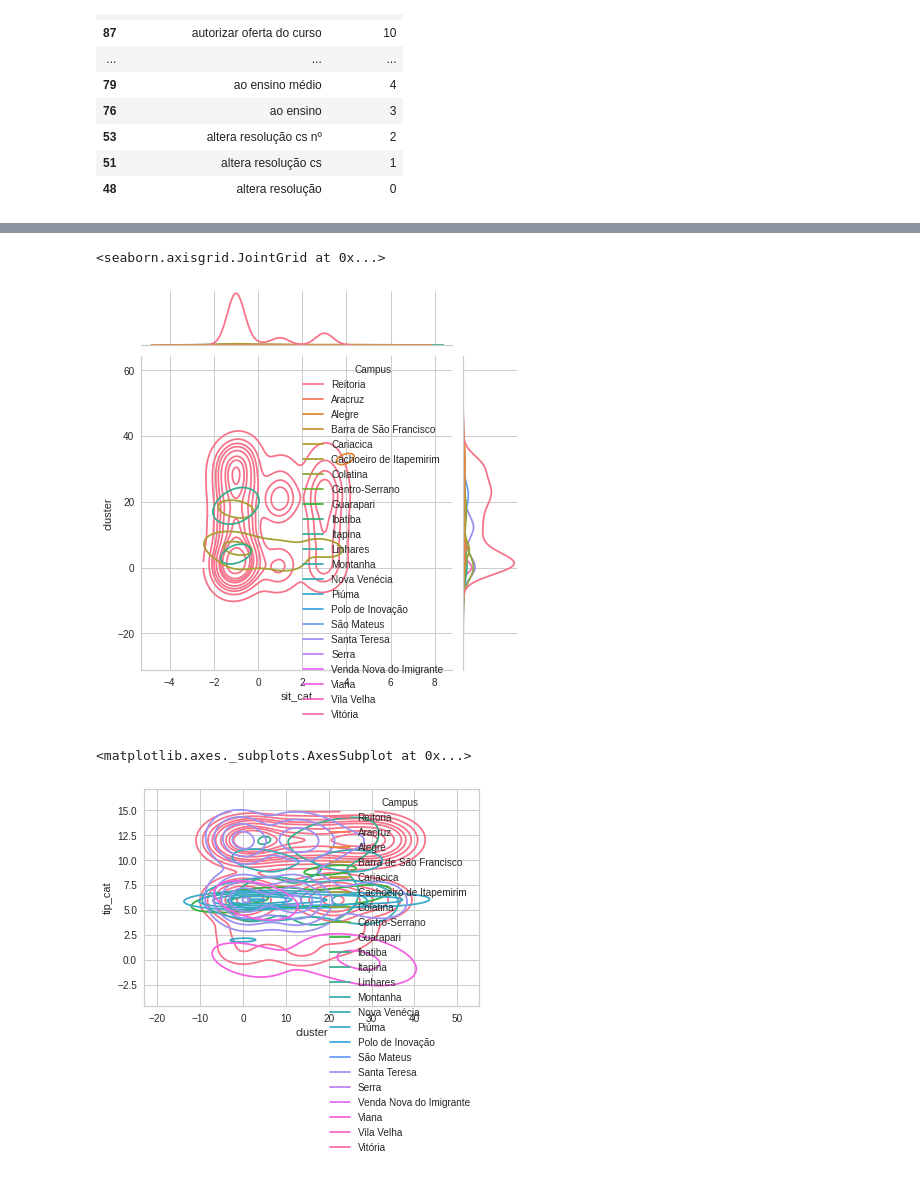
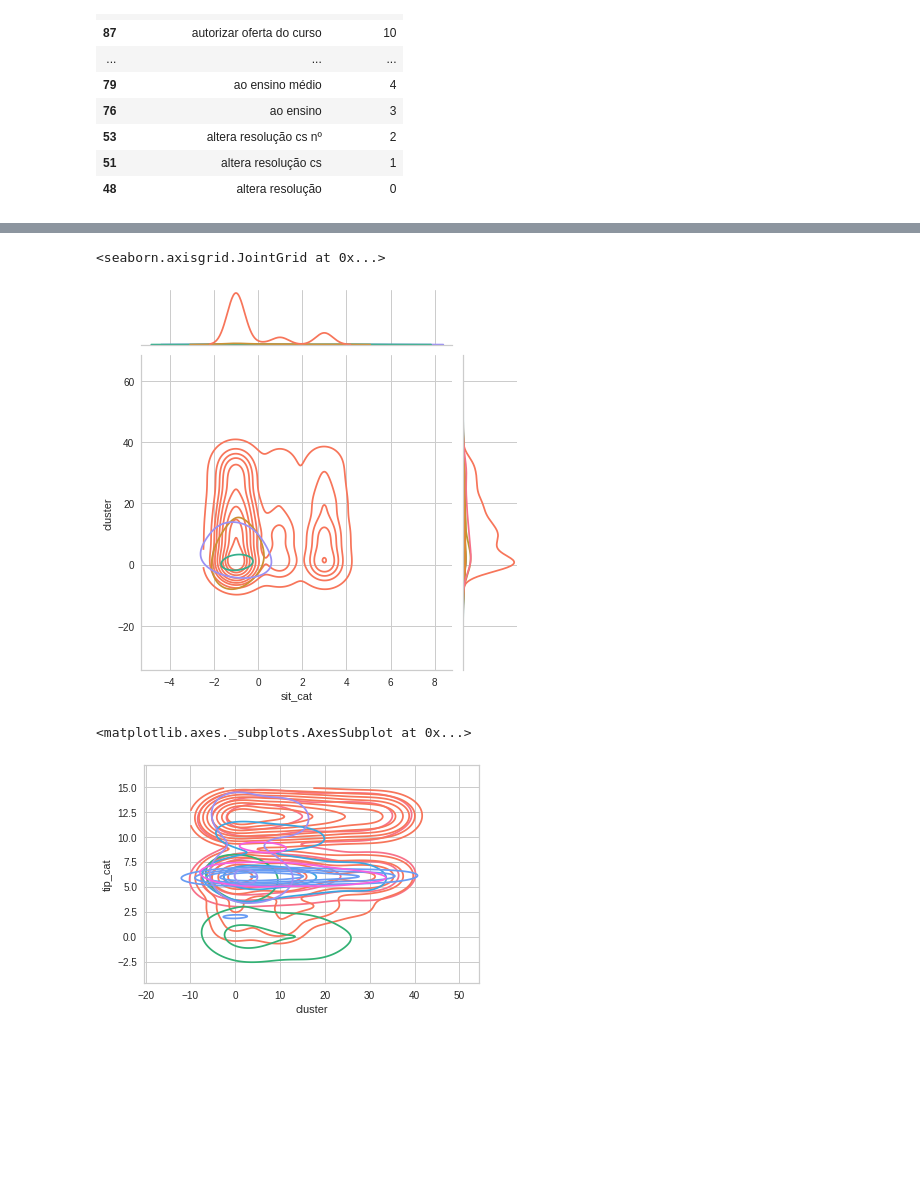
Before and after one commit to wesleyz/atos-agrupamento, a Jupyter notebook: unifica_atos_v03.ipynb, the cells around one changed output, grey strips where cells are left out. Saved outputs shown, nothing was run; the diff lists cells and outputs as text; code cells hidden in the pictures; blank space fills up the shorter version.

```diff
--- a/unifica_atos_v03.ipynb
+++ b/unifica_atos_v03.ipynb
@@ -230,14 +237,14 @@ atos['tip_cat'] = atos['tip_cat'].cat.codes
 atos['sit_cat'] = atos['SITUAÇÃO'].astype('category')
 atos['sit_cat'] = atos['sit_cat'].cat.codes
 # %%
-sea.jointplot(data=atos, x='sit_cat', hue='Campus', y='cluster', kind='kde')
+sea.jointplot(data=atos, x='sit_cat', hue='Campus', y='cluster', kind='kde', legend=False)
 # %% [output]
 <seaborn.axisgrid.JointGrid at 0x...>
-[figure, old version]
+[figure, new version]
 # %%
-sea.kdeplot(data=atos, x='cluster', hue='Campus', y='tip_cat')
+sea.kdeplot(data=atos, x='cluster', hue='Campus', y='tip_cat', legend=False)
 # %% [output]
 <matplotlib.axes._subplots.AxesSubplot at 0x...>
-[figure, old version]
+[figure, new version]
 # %%
 #@markdown ---
```
Also changed, not shown: parts of 10 cells of this notebook.
